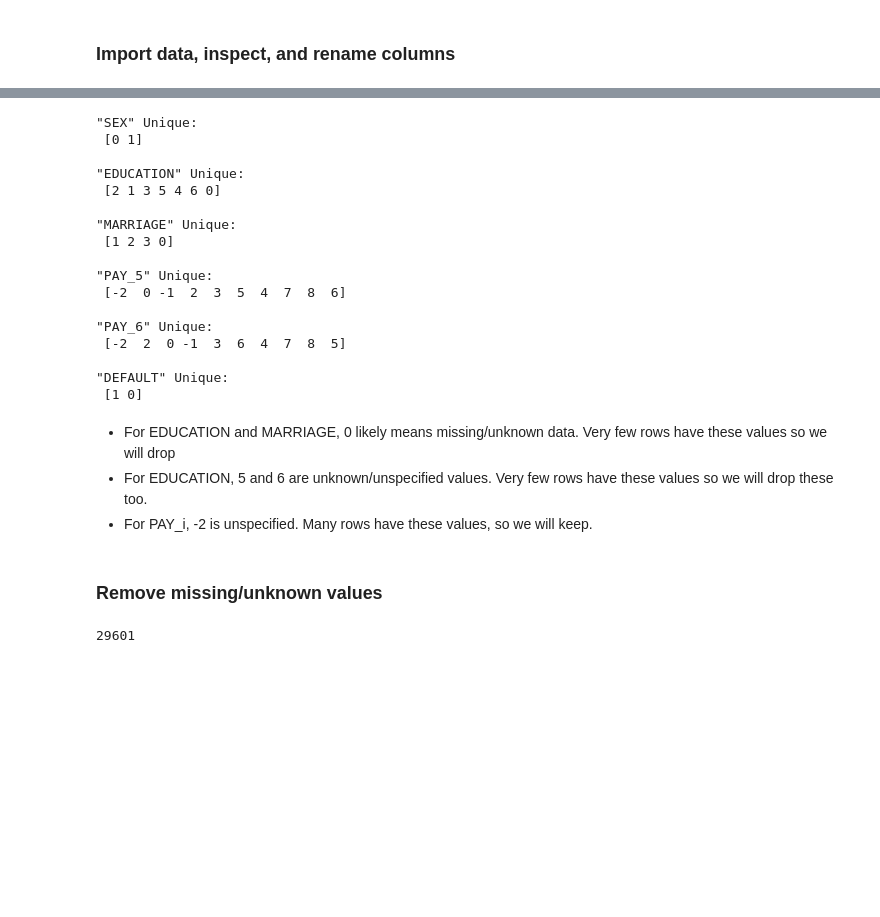
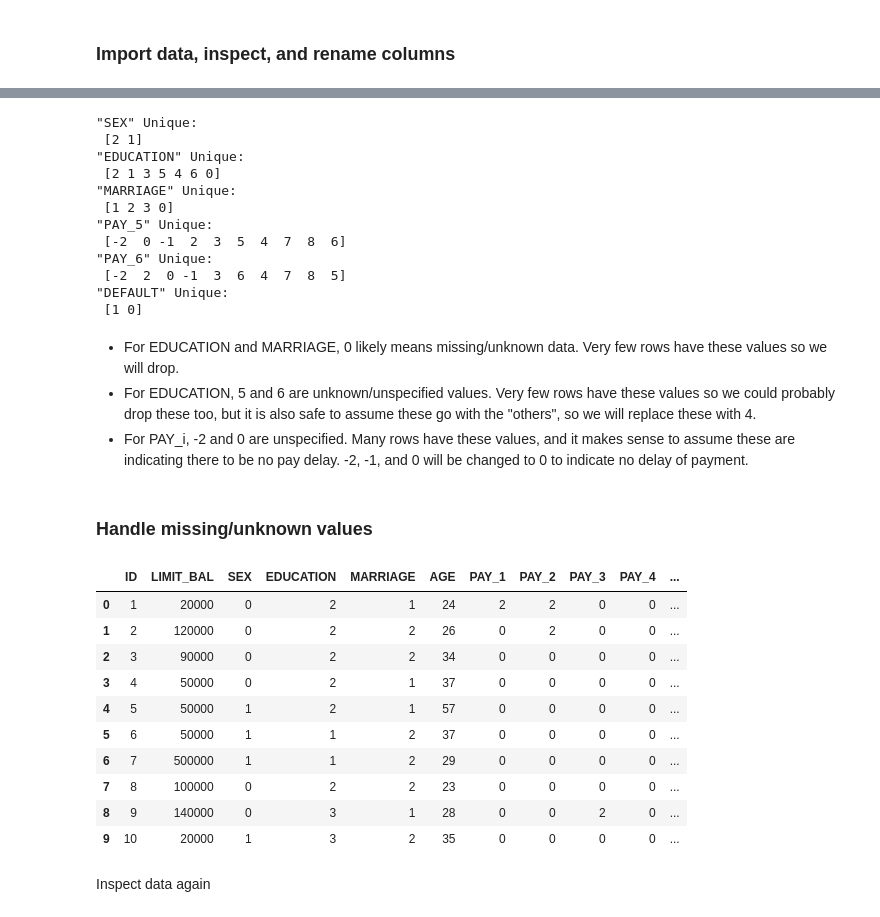
Before and after one commit to MartinReyesDS/Default-Credit-Card-Project, a Jupyter notebook: Obtain-and-Clean-Data.ipynb, the cells around one changed output, grey strips where cells are left out. Cells and saved outputs as stored; diff of their text form; code cells hidden in the pictures; blank space fills up the shorter version.

```diff
--- a/Obtain-and-Clean-Data.ipynb
+++ b/Obtain-and-Clean-Data.ipynb
@@ -81,34 +106,44 @@ Notes on df.describe() and value counts:
 # %%
 for col in df.columns: # loop through columns
     if len(df[col].unique()) <= 10:
-        print(f'"{col}" Unique:\n', df[col].unique(), '\n')
+        print(f'"{col}" Unique:\n', df[col].unique())
 # %% [output]
 "SEX" Unique:
- [0 1]
-
+ [2 1]
 "EDUCATION" Unique:
  [2 1 3 5 4 6 0]
-
 "MARRIAGE" Unique:
  [1 2 3 0]
-
 "PAY_5" Unique:
  [-2  0 -1  2  3  5  4  7  8  6]
-
 "PAY_6" Unique:
  [-2  2  0 -1  3  6  4  7  8  5]
-
 "DEFAULT" Unique:
  [1 0]
 # %% [markdown]
-- For EDUCATION and MARRIAGE, 0 likely means missing/unknown data. Very few rows have these values so we will drop
-- For EDUCATION, 5 and 6 are unknown/unspecified values. Very few rows have these values so we will drop these too.
-- For PAY_i, -2 is unspecified. Many rows have these values, so we will keep.
+- For EDUCATION and MARRIAGE, 0 likely means missing/unknown data. Very few rows have these values so we will drop.
+- For EDUCATION, 5 and 6 are unknown/unspecified values. Very few rows have these values so we could probably drop these too, but it is also safe to assume these go with the "others", so we will replace these with 4.
+- For PAY_i, -2 and 0 are unspecified. Many rows have these values, and it makes sense to assume these are indicating there to be no pay delay. -2, -1, and 0 will be changed to 0 to indicate no delay of payment.
 # %% [markdown]
-### Remove missing/unknown values
+### Handle missing/unknown values
 # %%
-df = df.loc[(df['EDUCATION'] != 0) & (df['MARRIAGE'] != 0)
-                    & (df['EDUCATION'] != 5) & (df['EDUCATION'] != 6)]
-len(df)
+df = df.loc[(df['EDUCATION'] != 0) & (df['MARRIAGE'] != 0)]
-# %% [output]
-29601
+# %%
+df.replace(to_replace ={**{f'PAY_{i}':{-1:0, -2:0} for i in range(1,7)},
+                        **{'EDUCATION': {5: 4, 6: 4},**{'SEX':{2:0}}}}, inplace=True)
+# %%
+df.head(10)
+# %% [output]
+|  | ID | LIMIT_BAL | SEX | EDUCATION | MARRIAGE | AGE | PAY_1 | PAY_2 | PAY_3 | PAY_4 | ... |
+| 0 | 1 | 20000 | 0 | 2 | 1 | 24 | 2 | 2 | 0 | 0 | ... |
+| 1 | 2 | 120000 | 0 | 2 | 2 | 26 | 0 | 2 | 0 | 0 | ... |
+| 2 | 3 | 90000 | 0 | 2 | 2 | 34 | 0 | 0 | 0 | 0 | ... |
+| 3 | 4 | 50000 | 0 | 2 | 1 | 37 | 0 | 0 | 0 | 0 | ... |
+| 4 | 5 | 50000 | 1 | 2 | 1 | 57 | 0 | 0 | 0 | 0 | ... |
+| 5 | 6 | 50000 | 1 | 1 | 2 | 37 | 0 | 0 | 0 | 0 | ... |
+| 6 | 7 | 500000 | 1 | 1 | 2 | 29 | 0 | 0 | 0 | 0 | ... |
+| 7 | 8 | 100000 | 0 | 2 | 2 | 23 | 0 | 0 | 0 | 0 | ... |
+| 8 | 9 | 140000 | 0 | 3 | 1 | 28 | 0 | 0 | 2 | 0 | ... |
+| 9 | 10 | 20000 | 1 | 3 | 2 | 35 | 0 | 0 | 0 | 0 | ... |
+# %% [markdown]
+Inspect data again
```
Also changed, not shown: parts of 18 cells of this notebook, 14 other files.
